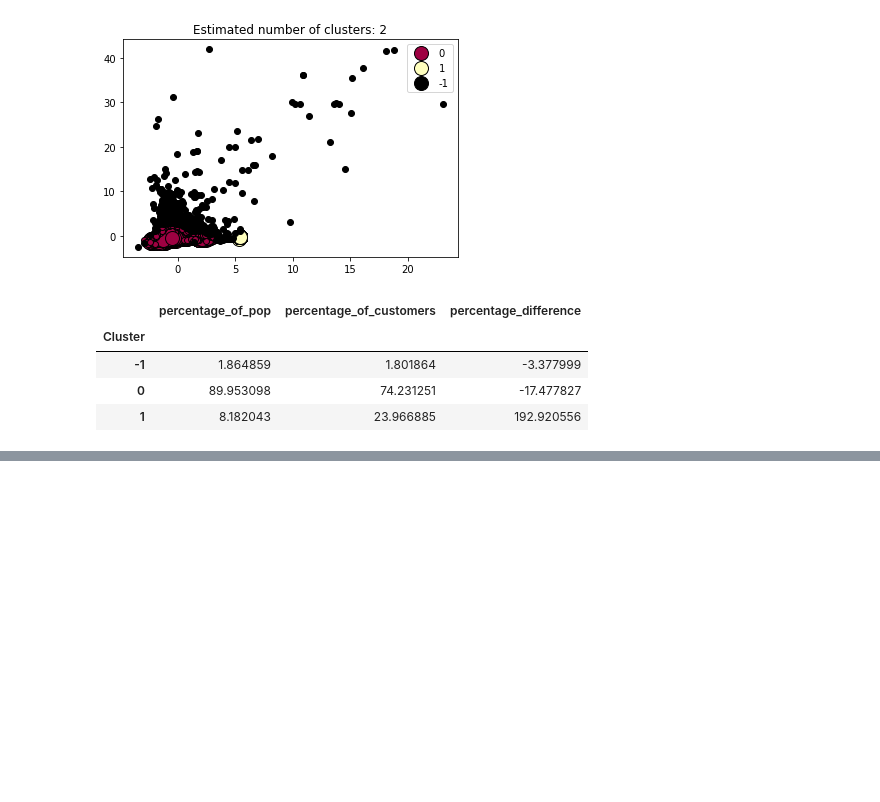
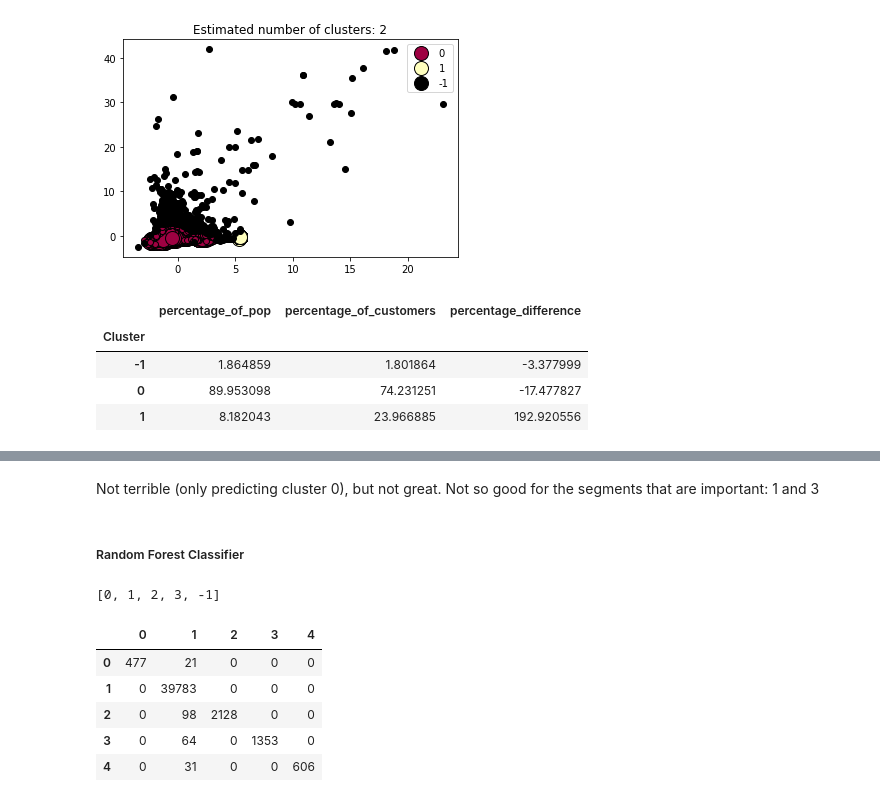
Before and after one commit to WareClatts/Capstone_Project, a Jupyter notebook: Arvato cleaned.ipynb, the cells around one changed output, grey strips where cells are left out. Saved outputs shown, nothing was run; the diff lists cells and outputs as text; code cells hidden in the pictures; blank space fills up the shorter version.

```diff
--- a/Arvato cleaned.ipynb
+++ b/Arvato cleaned.ipynb
@@ -915,0 +1046,23 @@ DBSCAN_clust_sizes[['percentage_of_pop', 'percentage_of_customers', 'percentage_
+# %% [markdown]
+Not terrible (only predicting cluster 0), but not great. Not so good for the segments that are important: 1 and 3
+# %% [markdown]
+##### Random Forest Classifier
+# %%
+# fit the model on the whole dataset
+
+model = RandomForestClassifier()
+model.fit(X, y)
+ypred = model.predict(X)
+pd.Series(ypred).unique().tolist()
+# %% [output]
+[0, 1, 2, 3, -1]
+# %%
+results = pd.DataFrame(confusion_matrix(y, ypred))
+results
+# %% [output]
+|  | 0 | 1 | 2 | 3 | 4 |
+| 0 | 477 | 21 | 0 | 0 | 0 |
+| 1 | 0 | 39783 | 0 | 0 | 0 |
+| 2 | 0 | 98 | 2128 | 0 | 0 |
+| 3 | 0 | 64 | 0 | 1353 | 0 |
+| 4 | 0 | 31 | 0 | 0 | 606 |
```
Also changed, not shown: parts of 36 cells of this notebook, 1 other file.
